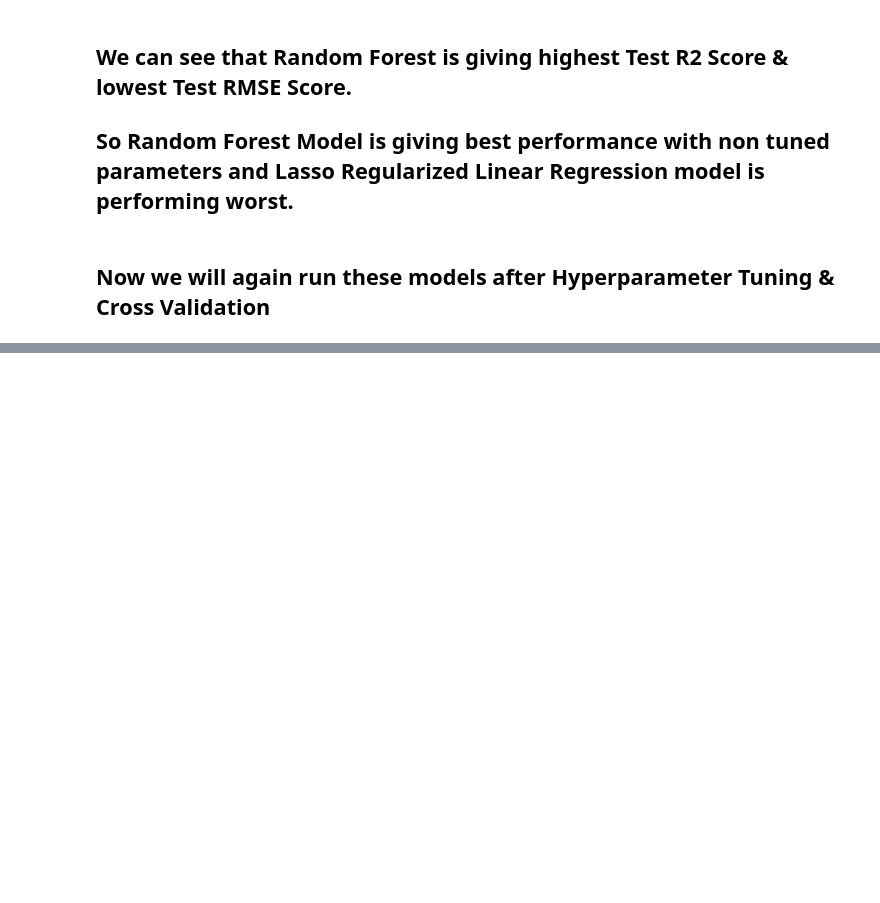
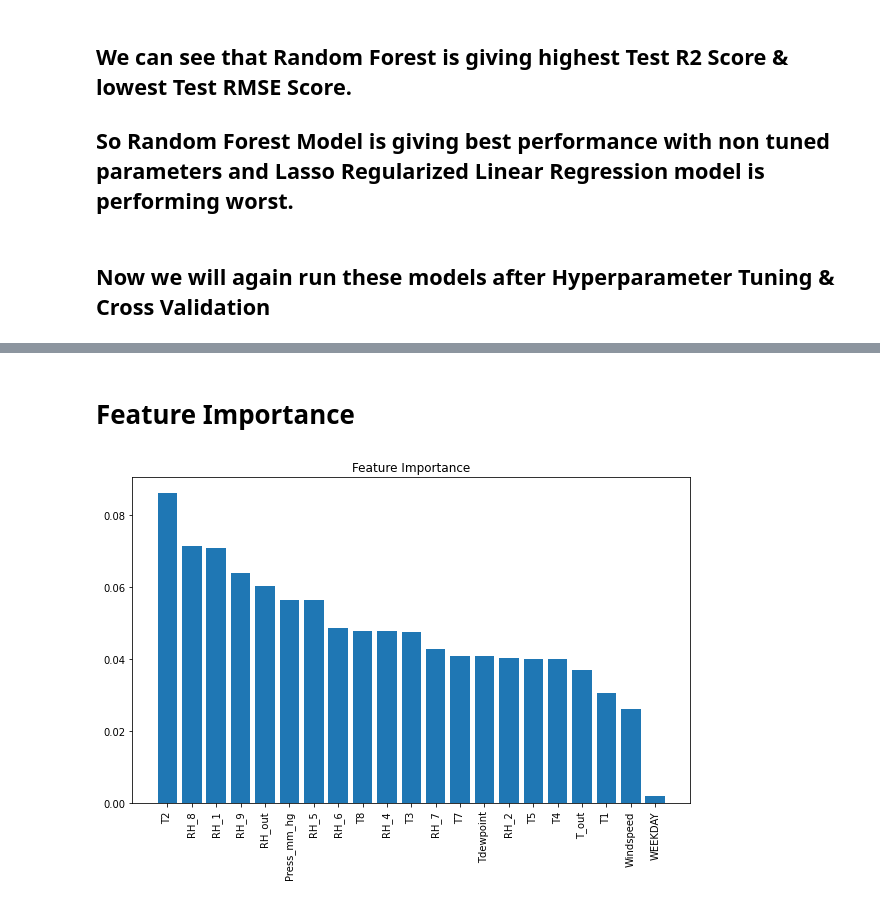
Before and after one commit to SurajSP99/Appliances_Energy_prediction, a Jupyter notebook: Appliances_Energy_Prediction.ipynb, the cells around one changed output, grey strips where cells are left out. Saved outputs shown, nothing was run; the diff lists cells and outputs as text; code cells hidden in the pictures; blank space fills up the shorter version.

```diff
--- a/Appliances_Energy_Prediction.ipynb
+++ b/Appliances_Energy_Prediction.ipynb
@@ -353,13 +354,13 @@ model_data_df.plot(x="Name", y=['Test_R2_Score' , 'Train_R2_Score' , 'Test_RMSE_
 ## Now we will again run these models after Hyperparameter Tuning & Cross Validation
 # %%
 # Number of trees
-n_estimators = [100,200,400]
+n_estimators = [100, 150, 200]
 
 # Maximum depth of trees
-max_depth = [40, 50, 60]
+max_depth = [20, 40, 60]
 
 # Minimum number of samples required to split a node
-min_samples_split = [5,7,10]
+min_samples_split = [2, 4, 6]
 
 # HYperparameter Grid
 param_dict = {'n_estimators' : n_estimators,
@@ -419,0 +427,2 @@ np.sqrt(mean_squared_error(Y_test, rf_grid.best_estimator_.predict(X_test)))
+# %% [markdown]
+# Feature Importance
@@ -419,0 +432,20 @@ np.sqrt(mean_squared_error(Y_test, rf_grid.best_estimator_.predict(X_test)))
+# %%
+importances = rf_grid.best_estimator_.feature_importances_
+indices = np.argsort(importances)[::-1]
+names = [X_train.columns[i] for i in indices]
+# Create plot
+plt.figure(figsize=(10,6))
+
+# Create plot title
+plt.title("Feature Importance")
+
+# Add bars
+plt.bar(range(X_train.shape[1]), importances[indices])
+
+# Add feature names as x-axis labels
+plt.xticks(range(X_train.shape[1]), names, rotation=90)
+
+# Show plot
+plt.show()
+# %% [output]
+[figure, added]
```
Also changed, not shown: parts of 12 cells of this notebook.
